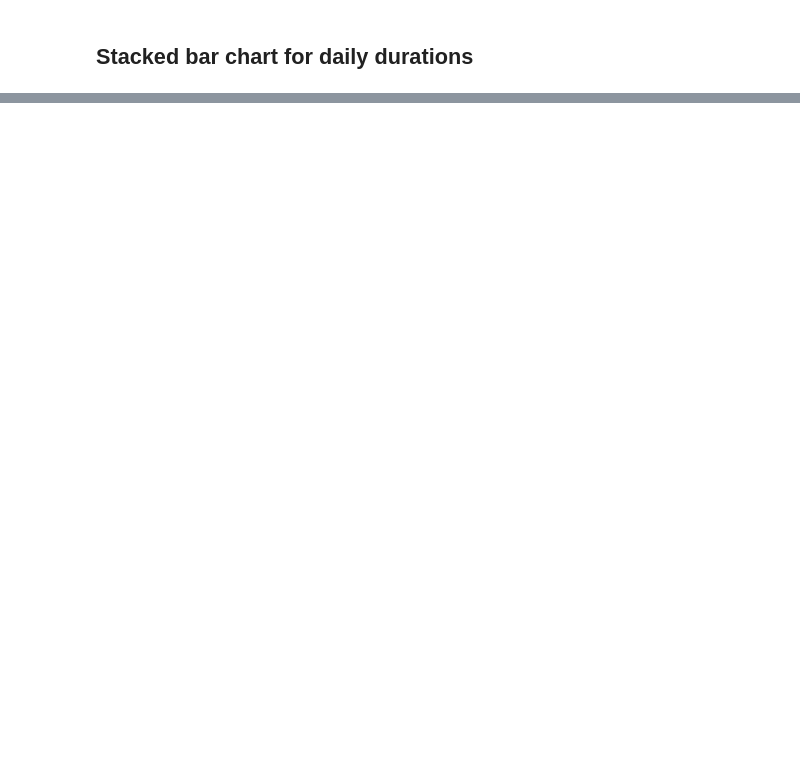
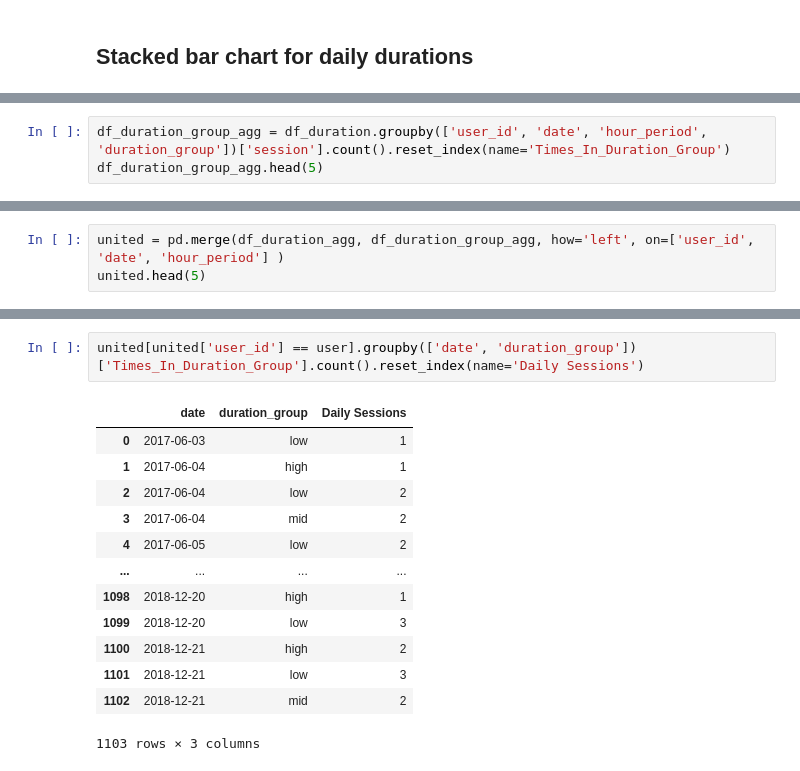
Before and after one commit to astenast/Smartphone_User_Engagement, a Jupyter notebook: Classification - Plotting Groups.ipynb, the cells around one changed output, grey strips where cells are left out. Saved outputs shown, nothing was run; the diff lists cells and outputs as text; blank space fills up the shorter version.

Commit message:
Stacked bars for 2 groups of classifications

```diff
--- a/Classification - Plotting Groups.ipynb
+++ b/Classification - Plotting Groups.ipynb
@@ -180,0 +165,3 @@ df_duration.groupby(['user_id', 'date', 'hour_period', 'duration_group'])['sessi
+# %%
+df_duration_group_agg = df_duration.groupby(['user_id', 'date', 'hour_period', 'duration_group'])['session'].count().reset_index(name='Times_In_Duration_Group')
+df_duration_group_agg.head(5)
@@ -180,0 +175,3 @@ df_duration.groupby(['user_id', 'date', 'hour_period', 'duration_group'])['sessi
+# %%
+united = pd.merge(df_duration_agg, df_duration_group_agg, how='left', on=['user_id', 'date', 'hour_period'] )
+united.head(5)
@@ -342,0 +211,16 @@ fig.show()
+# %%
+united[united['user_id'] == user].groupby(['date', 'duration_group'])['Times_In_Duration_Group'].count().reset_index(name='Daily Sessions')
+# %% [output]
+|  | date | duration_group | Daily Sessions |
+| 0 | 2017-06-03 | low | 1 |
+| 1 | 2017-06-04 | high | 1 |
+| 2 | 2017-06-04 | low | 2 |
+| 3 | 2017-06-04 | mid | 2 |
+| 4 | 2017-06-05 | low | 2 |
+| ... | ... | ... | ... |
+| 1098 | 2018-12-20 | high | 1 |
+| 1099 | 2018-12-20 | low | 3 |
+| 1100 | 2018-12-21 | high | 2 |
+| 1101 | 2018-12-21 | low | 3 |
+| 1102 | 2018-12-21 | mid | 2 |
+1103 rows × 3 columns
```
Also changed, not shown: parts of 22 cells of this notebook.
